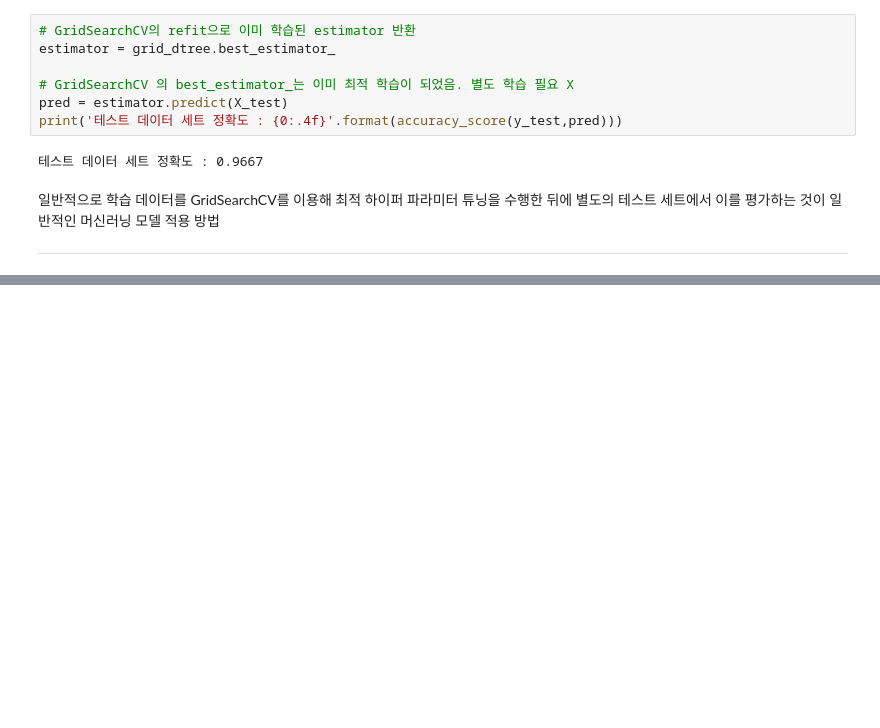
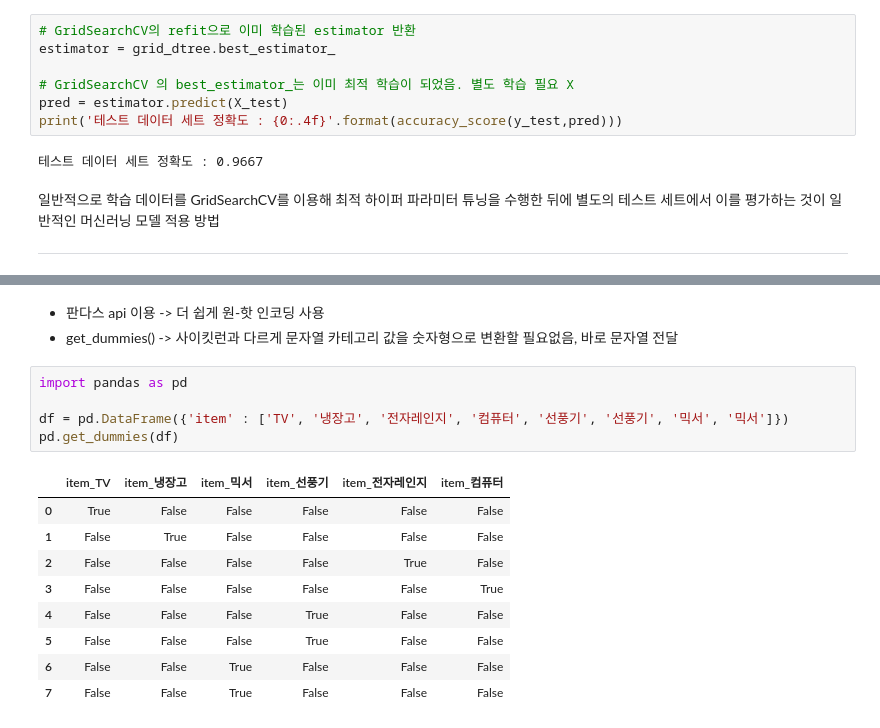
Before and after one commit to AiSamdasu/Study_DDB, a Jupyter notebook: Chapter2.ipynb, the cells around one changed output, grey strips where cells are left out. Drawn from its saved outputs; the diff is of its cells as text; blank space fills up the shorter version.

```diff
--- a/Chapter2.ipynb
+++ b/Chapter2.ipynb
@@ -509,0 +617,18 @@ print('테스트 데이터 세트 정확도 : {0:.4f}'.format(accuracy_score(y_t
+# %% [markdown]
+- 판다스 api 이용 -> 더 쉽게 원-핫 인코딩 사용
+- get_dummies() -> 사이킷런과 다르게 문자열 카테고리 값을 숫자형으로 변환할 필요없음, 바로 문자열 전달
+# %%
+import pandas as pd
+
+df = pd.DataFrame({'item' : ['TV', '냉장고', '전자레인지', '컴퓨터', '선풍기', '선풍기', '믹서', '믹서']})
+pd.get_dummies(df)
+# %% [output]
+|  | item_TV | item_냉장고 | item_믹서 | item_선풍기 | item_전자레인지 | item_컴퓨터 |
+| 0 | True | False | False | False | False | False |
+| 1 | False | True | False | False | False | False |
+| 2 | False | False | False | False | True | False |
+| 3 | False | False | False | False | False | True |
+| 4 | False | False | False | True | False | False |
+| 5 | False | False | False | True | False | False |
+| 6 | False | False | True | False | False | False |
+| 7 | False | False | True | False | False | False |
```
Also changed, not shown: parts of 31 cells of this notebook.
